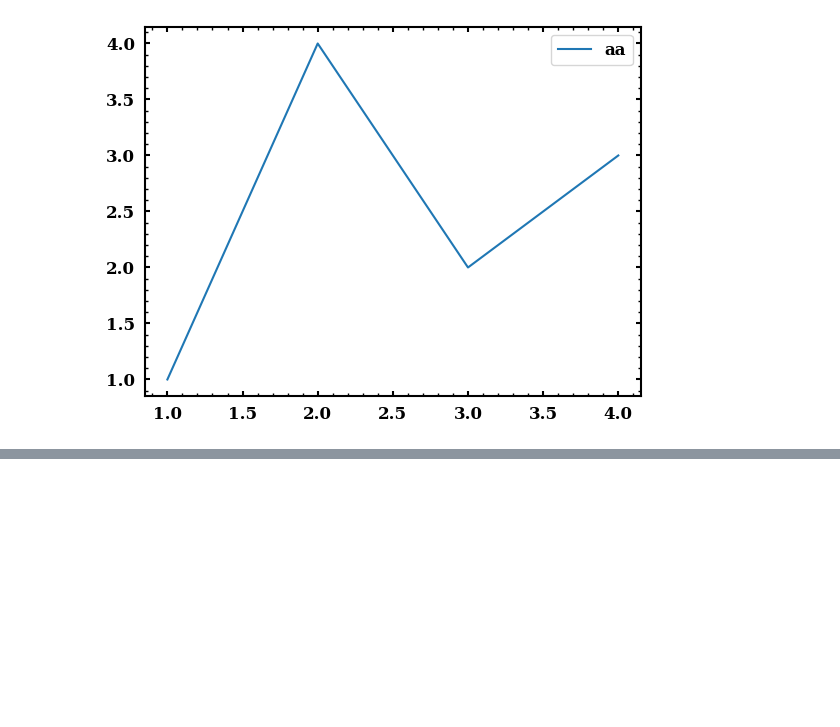
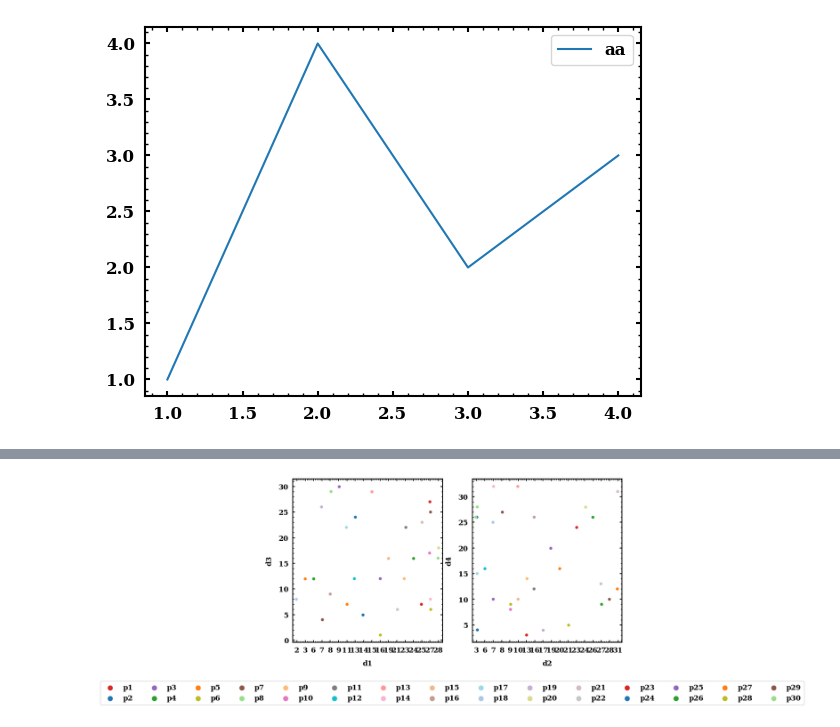
Before and after one commit to Lola58/matplotlib_advances, a Jupyter notebook: axis_legend.ipynb, the cells around one changed output, grey strips where cells are left out. Cells and saved outputs as stored; diff of their text form; code cells hidden in the pictures; blank space fills up the shorter version.

```diff
--- a/axis_legend.ipynb
+++ b/axis_legend.ipynb
@@ -454,0 +484,11 @@ ax.legend()
+# %%
+import numpy as np
+import pandas as pd
+x1=np.random.randint(1,31,size=30)
+x2=np.random.randint(3,33,size=30)
+
+y1=np.random.randint(1,31,size=30)
+y2=np.random.randint(3,33,size=30)
+z=[f"p{i}" for i in range(1,31)]
+df_test = pd.DataFrame({"d1": x1,"d2":x2,"d3":y1,"d4":y2 ,"group":z})
+df_test
@@ -454,0 +513,18 @@ ax.legend()
+# %%
+import seaborn as sns
+import matplotlib.pyplot as plt
+# 绘制两个子图
+fig, (ax1,ax2)= plt.subplots(ncols=2, figsize=(10, 5))
+# 子图1
+sns.stripplot(x='d1', y='d3', data=df_test,hue="group",palette=color_22, ax=ax1)
+handles1, labels1 = ax1.get_legend_handles_labels()
+ax1.legend_.remove()
+sns.stripplot(x='d2', y='d4', data=df_test,hue="group",palette=color_22, ax=ax2)
+handles2, labels2 = ax2.get_legend_handles_labels()
+ax2.legend_.remove()
+# 判断legend是否一致
+if labels1 == labels2:
+    fig.legend(handles1, labels1, loc='lower center',ncol=len(labels1)//2, bbox_to_anchor=(0.5, -0.2))
+plt.show()
+# %% [output]
+[figure, added]
```
Also changed, not shown: parts of 7 cells of this notebook.
